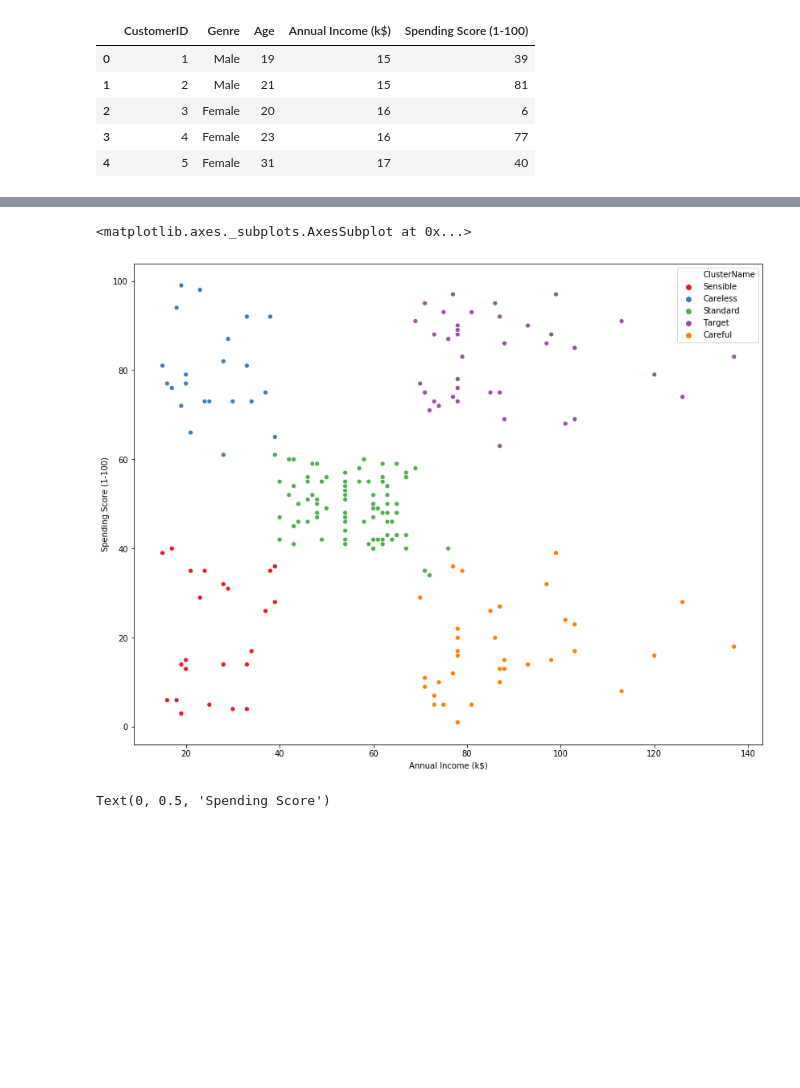
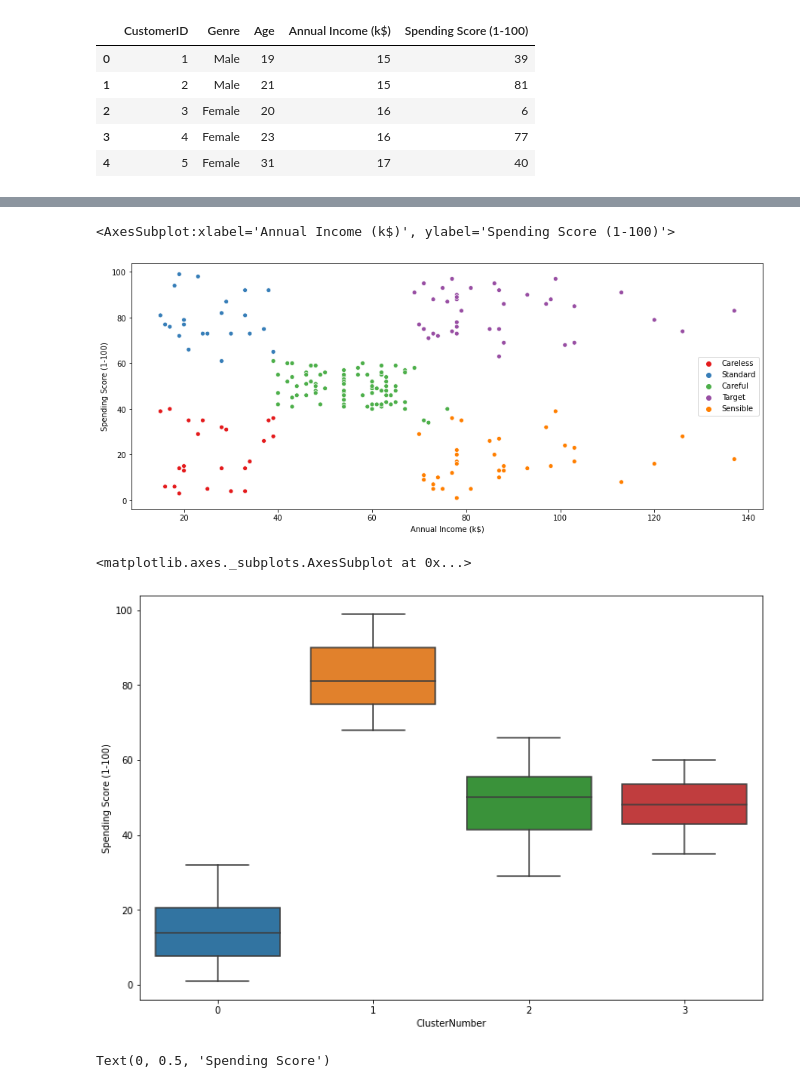
Before and after one commit to UfukAltanUA/ml-unsupervised, a Jupyter notebook: MallCustomerAnalysis(K-Means).ipynb, the cells around one changed output, grey strips where cells are left out. Drawn from its saved outputs; the diff is of its cells as text; code cells hidden in the pictures; blank space fills up the shorter version.

```diff
--- a/MallCustomerAnalysis(K-Means).ipynb
+++ b/MallCustomerAnalysis(K-Means).ipynb
@@ -55,10 +126,20 @@ data['ClusterName'] = data['ClusterNumber'].map(clusters)
 # %%
-from seaborn import scatterplot
-plt.figure(figsize=(14,11))
-scatterplot(x='Annual Income (k$)', y='Spending Score (1-100)',data = data, hue ='ClusterName', palette='Set1')
+%matplotlib inline
+
+clusterName = np.array(data['ClusterName'])
+plt.figure(figsize=(15,6))
+sns.scatterplot(x='Annual Income (k$)', y='Spending Score (1-100)',data = data, hue =clusterName, palette='Set1')
 # %% [output]
-<matplotlib.axes._subplots.AxesSubplot at 0x...>
+<AxesSubplot:xlabel='Annual Income (k$)', ylabel='Spending Score (1-100)'>
-[figure, old version]
+[figure, new version]
+# %%
+from seaborn import boxplot
+%matplotlib inline
+plt.figure(figsize=(12,8))
+boxplot(x='ClusterNumber', y='Spending Score (1-100)', data = data)
+# %% [output]
+<matplotlib.axes._subplots.AxesSubplot at 0x...>
+[figure, added]
 # %%
 plt.scatter(X[y_kmeans == 0,0], X[y_kmeans == 0,1], s = 100, c = 'green', label = 'Careful')
 plt.scatter(X[y_kmeans == 1,0], X[y_kmeans == 1,1], s = 100, c = 'yellow', label = 'Standard')
```
Also changed, not shown: parts of 21 cells of this notebook, 1 other file.
